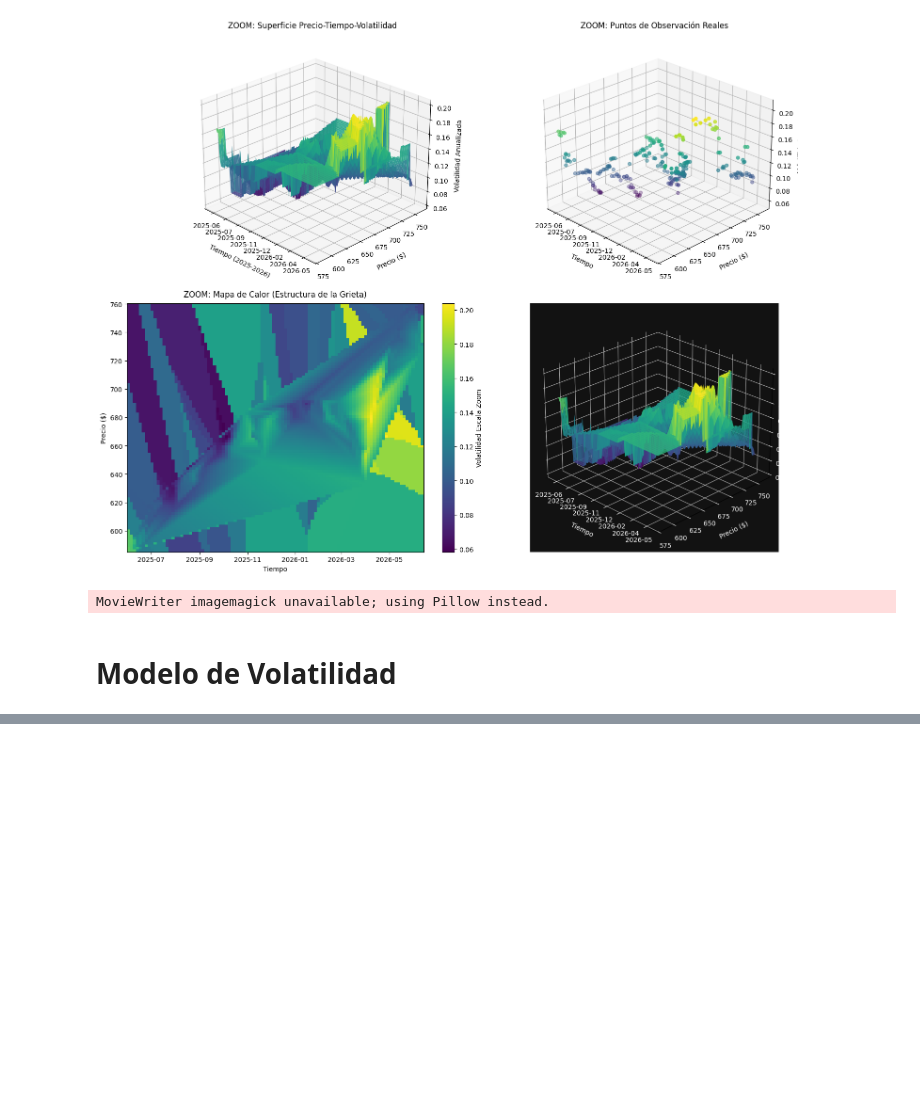
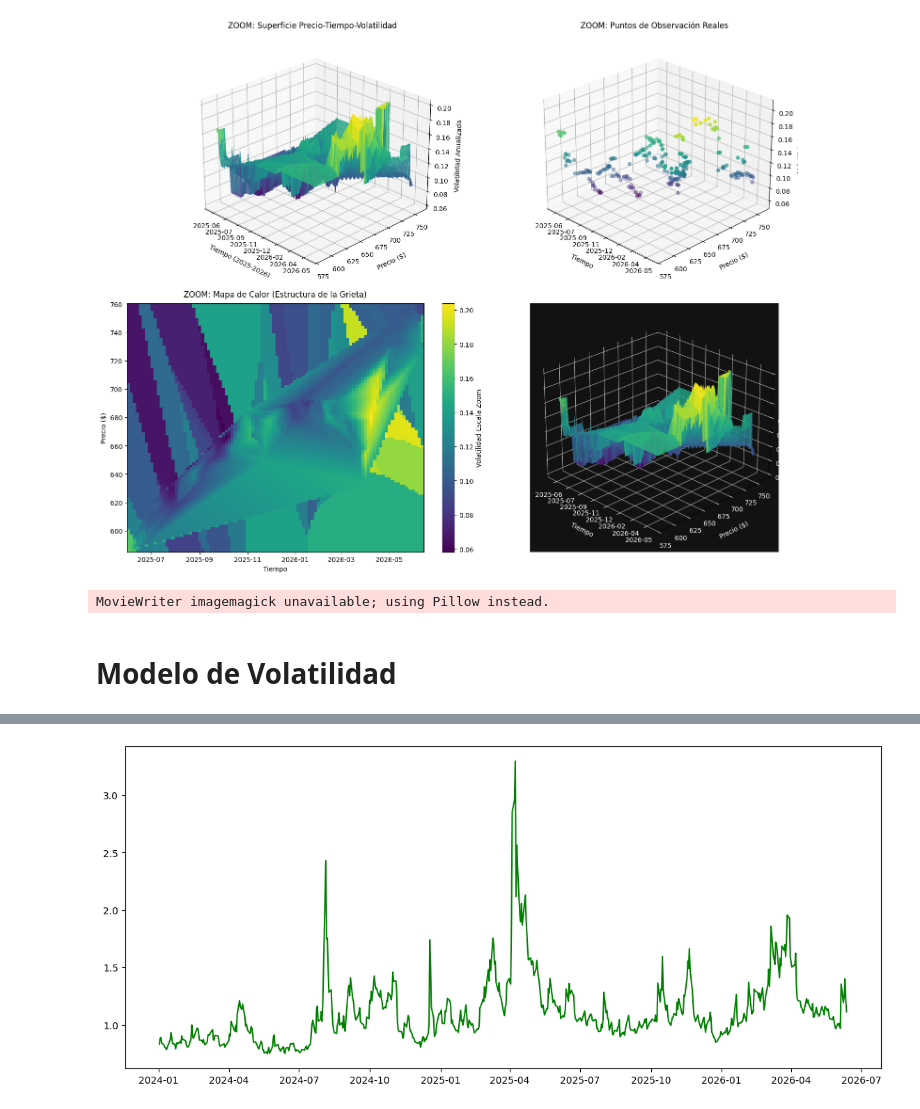
Before and after one commit to Saul-Ochoa/financial-time-series-lab, a Jupyter notebook: 1. Series temporales básicas/Series temporales Volatilidad.ipynb, the cells around one changed output, grey strips where cells are left out. Cells and saved outputs as stored; diff of their text form; code cells hidden in the pictures; blank space fills up the shorter version.

```diff
--- a/1. Series temporales básicas/Series temporales Volatilidad.ipynb
+++ b/1. Series temporales básicas/Series temporales Volatilidad.ipynb
@@ -657,0 +937,6 @@ Distributed: <scipy.stats._distn_infrastructure.rv_continuous_frozen object at 0
+# %%
+plt.figure(figsize=(14,6))
+plt.plot(vix_daily.index,vix_daily['^VIX'],label='^VIX',color='Green')
+plt.show()
+# %% [output]
+[figure, added]
```
Also changed, not shown: parts of 27 cells of this notebook.
